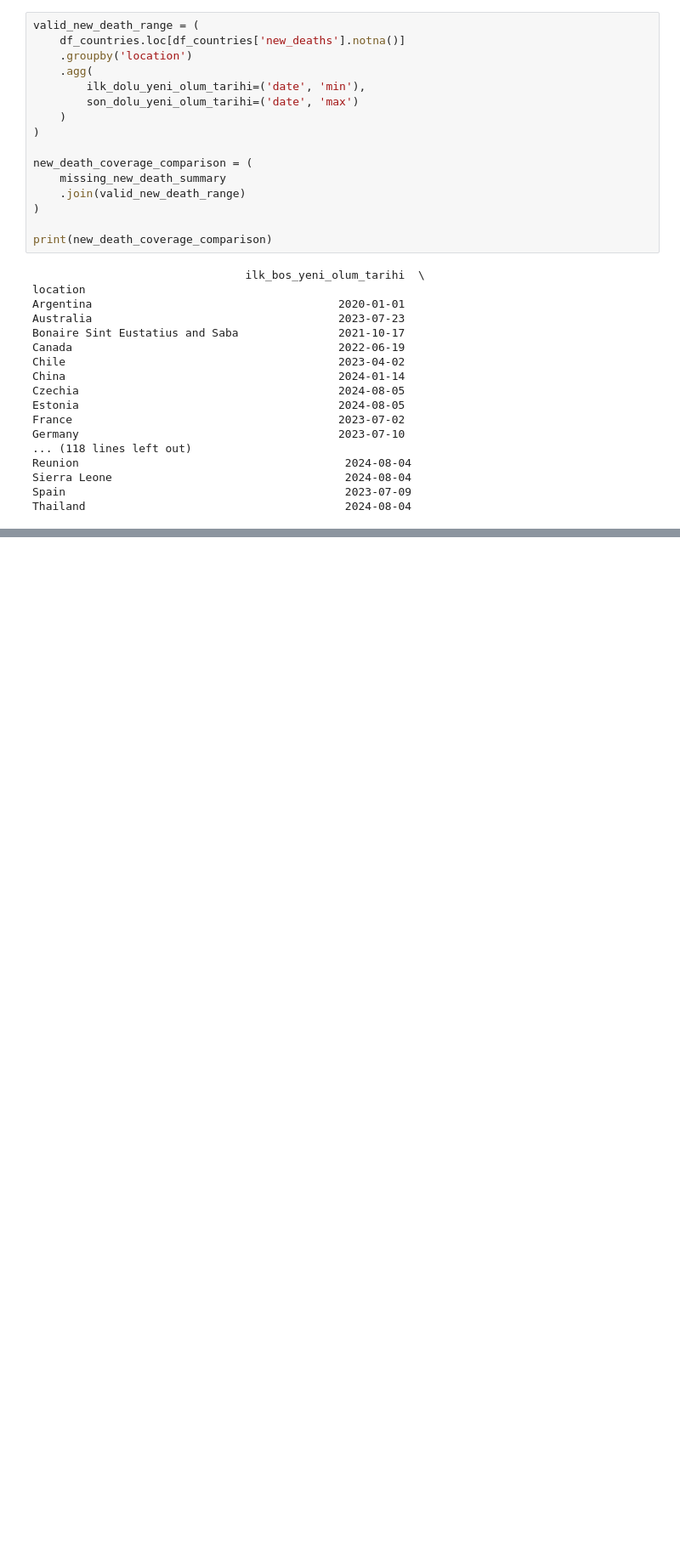
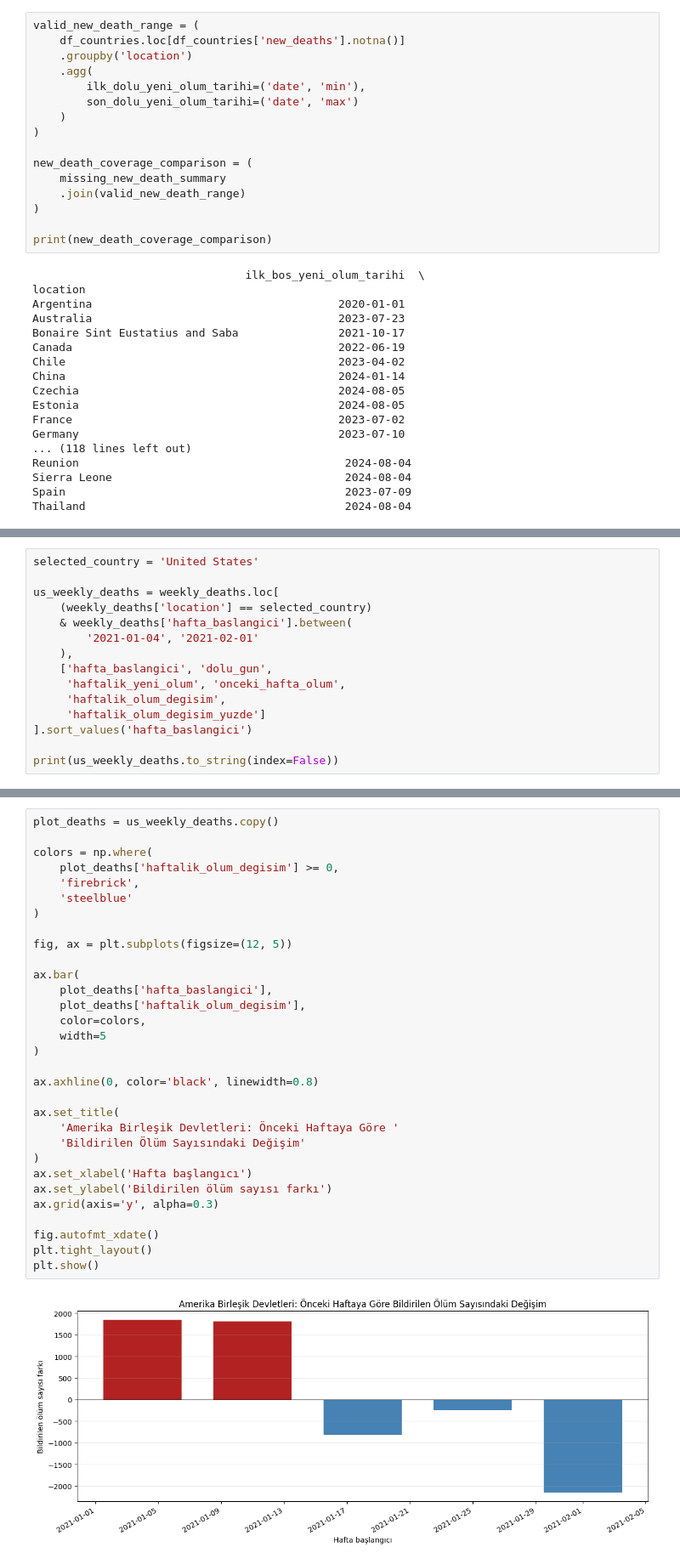
Before and after one commit to nazlican-engineer/CoronaVirusProject, a Jupyter notebook: covid_analysis.ipynb, the cells around one changed output, grey strips where cells are left out. Shown at 85% size. Saved outputs shown, nothing was run; the diff lists cells and outputs as text; blank space fills up the shorter version.

```diff
--- a/covid_analysis.ipynb
+++ b/covid_analysis.ipynb
@@ -2088,0 +2367,15 @@ Thailand                                       2024-08-04
+# %%
+selected_country = 'United States'
+
+us_weekly_deaths = weekly_deaths.loc[
+    (weekly_deaths['location'] == selected_country)
+    & weekly_deaths['hafta_baslangici'].between(
+        '2021-01-04', '2021-02-01'
+    ),
+    ['hafta_baslangici', 'dolu_gun',
+     'haftalik_yeni_olum', 'onceki_hafta_olum',
+     'haftalik_olum_degisim',
+     'haftalik_olum_degisim_yuzde']
+].sort_values('hafta_baslangici')
+
+print(us_weekly_deaths.to_string(index=False))
@@ -2088,0 +2389,33 @@ Thailand                                       2024-08-04
+# %%
+plot_deaths = us_weekly_deaths.copy()
+
+colors = np.where(
+    plot_deaths['haftalik_olum_degisim'] >= 0,
+    'firebrick',
+    'steelblue'
+)
+
+fig, ax = plt.subplots(figsize=(12, 5))
+
+ax.bar(
+    plot_deaths['hafta_baslangici'],
+    plot_deaths['haftalik_olum_degisim'],
+    color=colors,
+    width=5
+)
+
+ax.axhline(0, color='black', linewidth=0.8)
+
+ax.set_title(
+    'Amerika Birleşik Devletleri: Önceki Haftaya Göre '
+    'Bildirilen Ölüm Sayısındaki Değişim'
+)
+ax.set_xlabel('Hafta başlangıcı')
+ax.set_ylabel('Bildirilen ölüm sayısı farkı')
+ax.grid(axis='y', alpha=0.3)
+
+fig.autofmt_xdate()
+plt.tight_layout()
+plt.show()
+# %% [output]
+[figure, added]
```
Also changed, not shown: parts of 12 cells of this notebook.
